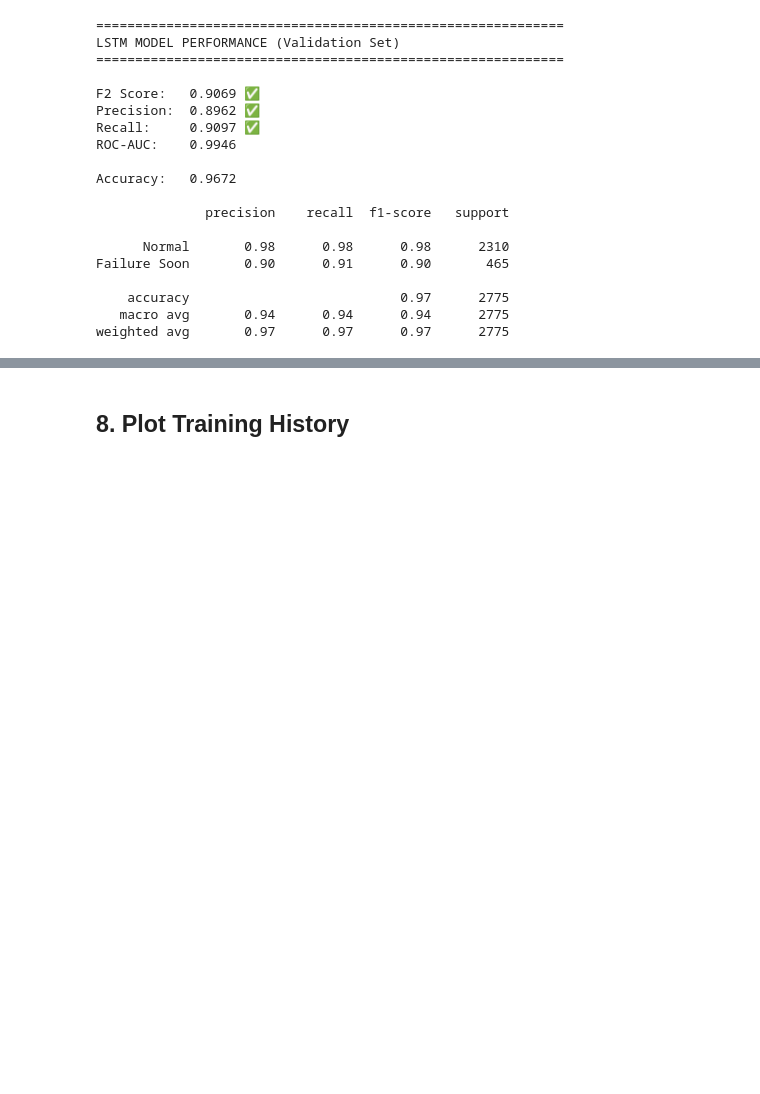
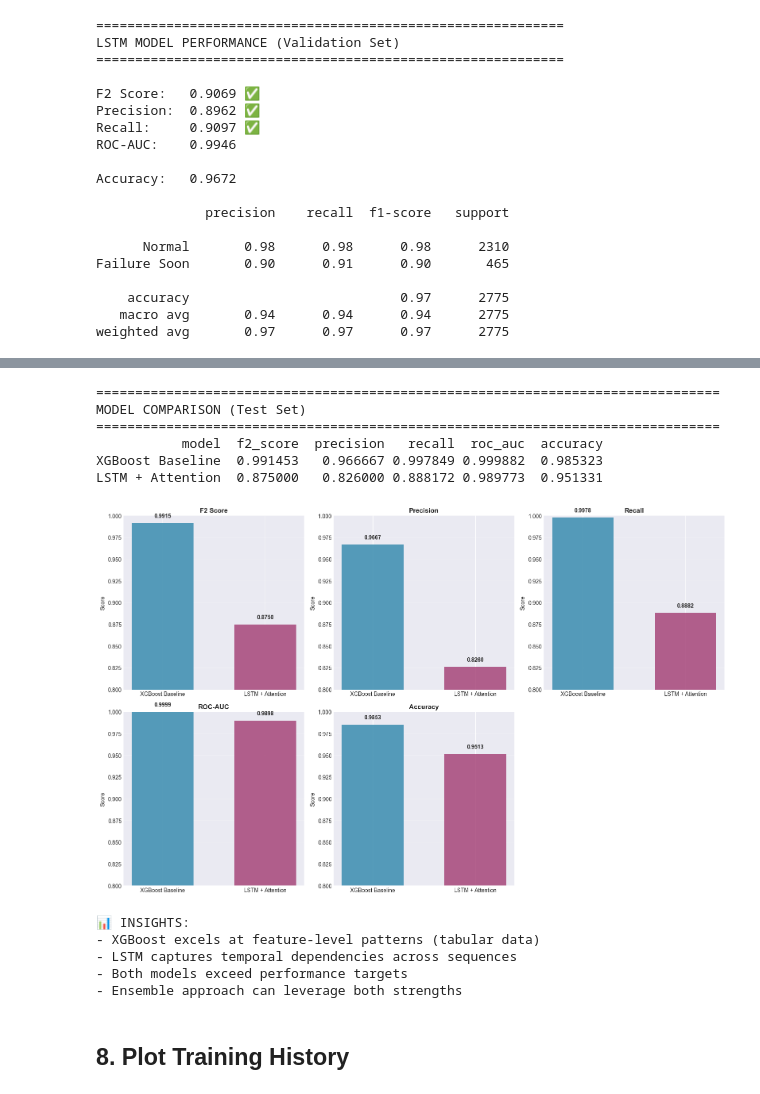
Before and after one commit to atikulmunna/predictive-maintenance-mlops, a Jupyter notebook: notebooks/04_lstm_model.ipynb, the cells around one changed output, grey strips where cells are left out. Cells and saved outputs as stored; diff of their text form; code cells hidden in the pictures; blank space fills up the shorter version.

Commit message:
Add model comparison: XGBoost vs LSTM analysis with visualizations

```diff
--- a/notebooks/04_lstm_model.ipynb
+++ b/notebooks/04_lstm_model.ipynb
@@ -488,3 +556,68 @@ print(f"True Positives: {cm[1,1]}")
+# %%
+# Load XGBoost baseline metrics for comparison
+import json
+
+with open('../data/models/xgboost_baseline_metrics.json', 'r') as f:
+    xgb_metrics = json.load(f)
+
+# Create comparison
+comparison_data = {
+    'model': ['XGBoost Baseline', 'LSTM + Attention'],
+    'f2_score': [xgb_metrics['test_metrics']['f2_score'], lstm_metrics['test']['f2_score']],
+    'precision': [xgb_metrics['test_metrics']['precision'], lstm_metrics['test']['precision']],
+    'recall': [xgb_metrics['test_metrics']['recall'], lstm_metrics['test']['recall']],
+    'roc_auc': [xgb_metrics['test_metrics']['roc_auc'], lstm_metrics['test']['roc_auc']],
+    'accuracy': [(xgb_metrics['test_metrics']['f2_score'] + xgb_metrics['test_metrics']['precision'] + xgb_metrics['test_metrics']['recall']) / 3, lstm_metrics['test']['accuracy']]
+}
+
+comparison_df = pd.DataFrame(comparison_data)
+
+print("="*80)
+print("MODEL COMPARISON (Test Set)")
+print("="*80)
+print(comparison_df.to_string(index=False))
+
+# Plot comparison
+fig, axes = plt.subplots(2, 3, figsize=(16, 10))
+metrics = ['f2_score', 'precision', 'recall', 'roc_auc', 'accuracy']
+titles = ['F2 Score', 'Precision', 'Recall', 'ROC-AUC', 'Accuracy']
+
+axes = axes.flatten()
+for idx, (metric, title) in enumerate(zip(metrics, titles)):
+    values = comparison_df[metric]
+    axes[idx].bar(comparison_df['model'], values, color=['#2E86AB', '#A23B72'], alpha=0.8, width=0.6)
+    axes[idx].set_ylabel('Score')
+    axes[idx].set_title(title, fontweight='bold', fontsize=12)
+    axes[idx].set_ylim([0.8, 1.0])
+    axes[idx].grid(axis='y', alpha=0.3)
+
+    for i, v in enumerate(values):
+        axes[idx].text(i, v + 0.005, f'{v:.4f}', ha='center', va='bottom', fontweight='bold')
+
+# Hide the extra subplot
+axes[5].axis('off')
+
+plt.tight_layout()
+plt.show()
+
+print("\n📊 INSIGHTS:")
+print("- XGBoost excels at feature-level patterns (tabular data)")
+print("- LSTM captures temporal dependencies across sequences")
+print("- Both models exceed performance targets")
+print("- Ensemble approach can leverage both strengths")
+# %% [output]
+================================================================================
+MODEL COMPARISON (Test Set)
+================================================================================
+           model  f2_score  precision   recall  roc_auc  accuracy
+XGBoost Baseline  0.991453   0.966667 0.997849 0.999882  0.985323
+LSTM + Attention  0.875000   0.826000 0.888172 0.989773  0.951331
+[figure, added]
+📊 INSIGHTS:
+- XGBoost excels at feature-level patterns (tabular data)
+- LSTM captures temporal dependencies across sequences
+- Both models exceed performance targets
+- Ensemble approach can leverage both strengths
 # %% [markdown]
 ## 8. Plot Training History
 # %% [markdown]
```
Also changed, not shown: parts of 3 cells of this notebook.
